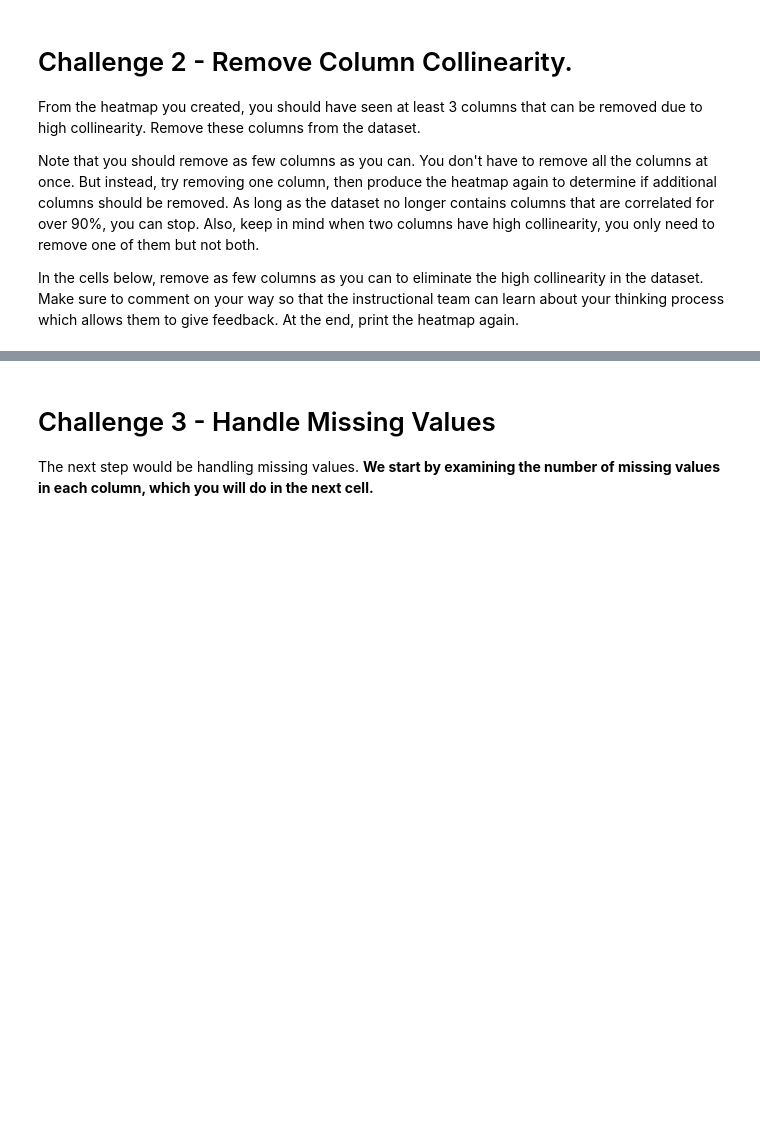
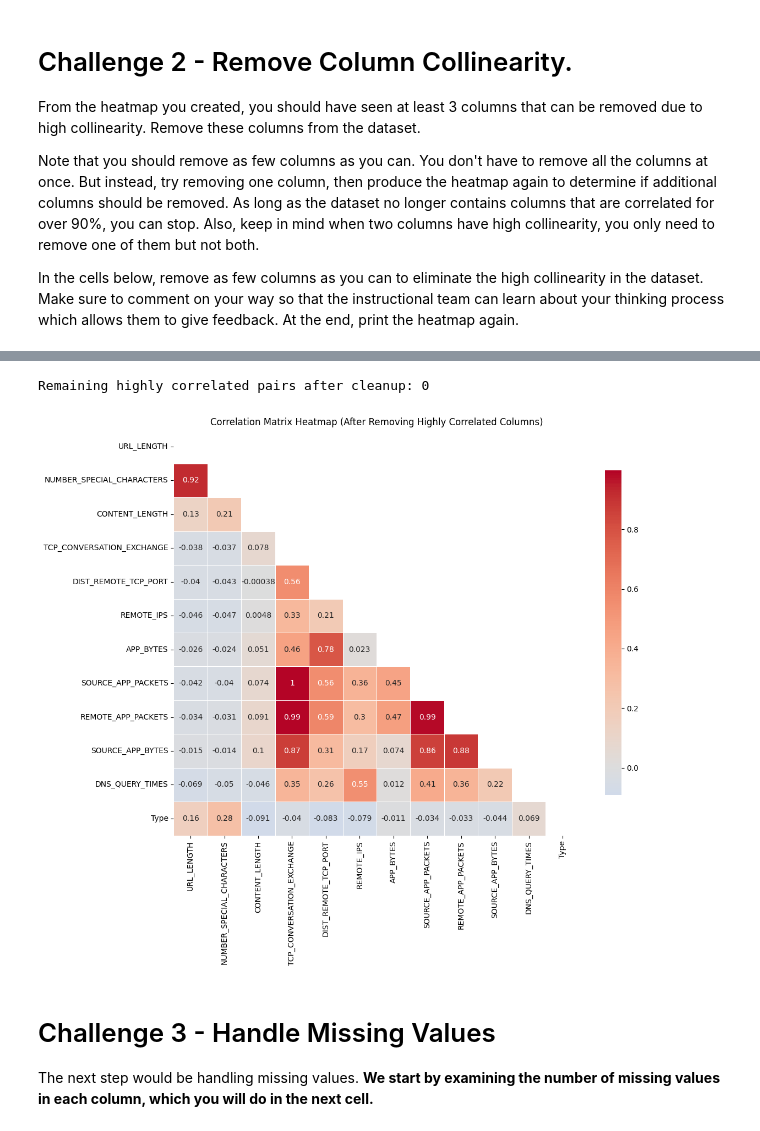
Before and after one commit to eduardocabrera1983/lab-classification, a Jupyter notebook: challenge-2.ipynb, the cells around one changed output, grey strips where cells are left out. Drawn from its saved outputs; the diff is of its cells as text; code cells hidden in the pictures; blank space fills up the shorter version.

```diff
--- a/challenge-2.ipynb
+++ b/challenge-2.ipynb
@@ -147,3 +304,34 @@ In the cells below, remove as few columns as you can to eliminate the high colli
+# %%
+# Check correlation matrix again
+numeric_cols_clean2 = websites_clean2.select_dtypes(include=[np.number]).columns
+correlation_matrix_clean2 = websites_clean2[numeric_cols_clean2].corr()
+# %%
+# Your comment here
+# Find remaining highly correlated pairs
+high_corr_pairs_clean2 = []
+for i in range(len(correlation_matrix_clean2.columns)):
+    for j in range(i+1, len(correlation_matrix_clean2.columns)):
+        if abs(correlation_matrix_clean2.iloc[i, j]) > 0.9:
+            high_corr_pairs_clean.append((correlation_matrix_clean2.columns[i],
+                                        correlation_matrix_clean2.columns[j],
+                                        correlation_matrix_clean2.iloc[i, j]))
+
+print(f"\nRemaining highly correlated pairs after cleanup: {len(high_corr_pairs_clean2)}")
+for pair in high_corr_pairs_clean2:
+    print(f"{pair[0]} - {pair[1]}: {pair[2]:.3f}")
+# %% [output]
+Remaining highly correlated pairs after cleanup: 0
+# %%
+# Print updated heatmap
+plt.figure(figsize=(12, 10))
+mask = np.triu(np.ones_like(correlation_matrix_clean2, dtype=bool))
+sns.heatmap(correlation_matrix_clean2, mask=mask, annot=True, cmap='coolwarm', center=0,
+            square=True, linewidths=0.5, cbar_kws={"shrink": .8})
+plt.title('Correlation Matrix Heatmap (After Removing Highly Correlated Columns)')
+plt.tight_layout()
+plt.show()
+# %% [output]
+[figure, added]
 # %% [markdown]
 # Challenge 3 - Handle Missing Values
 
```
Also changed, not shown: parts of 26 cells of this notebook.
